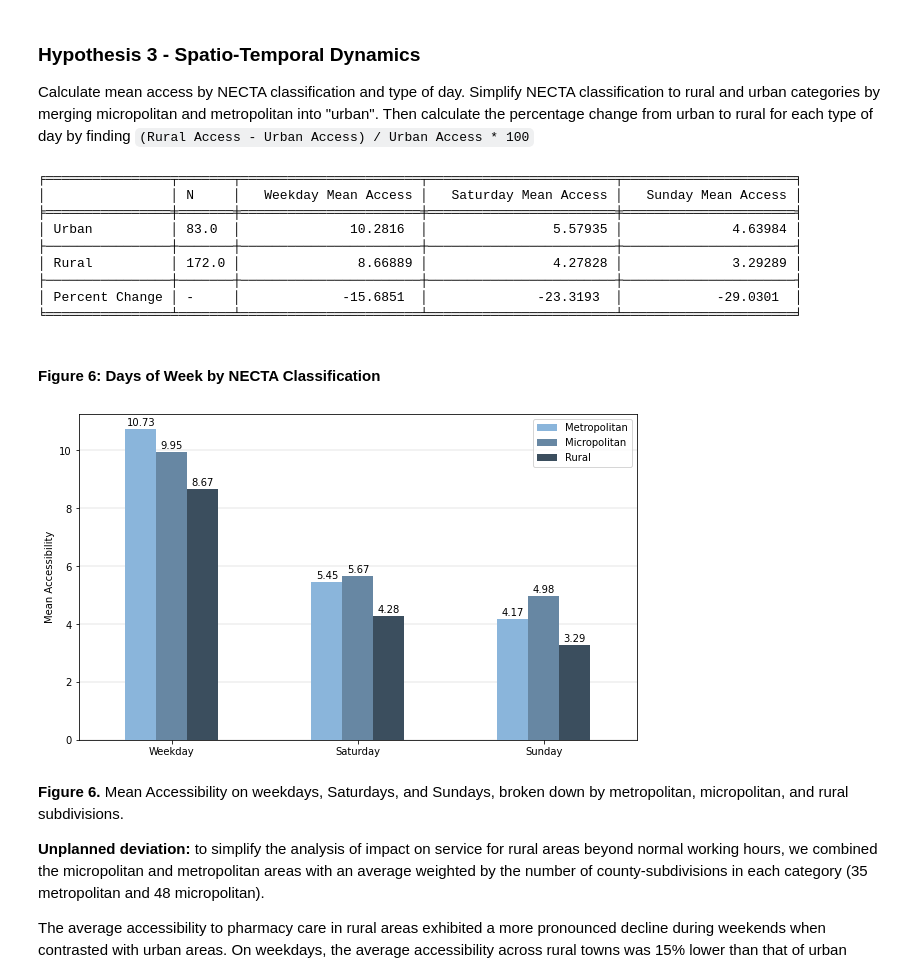
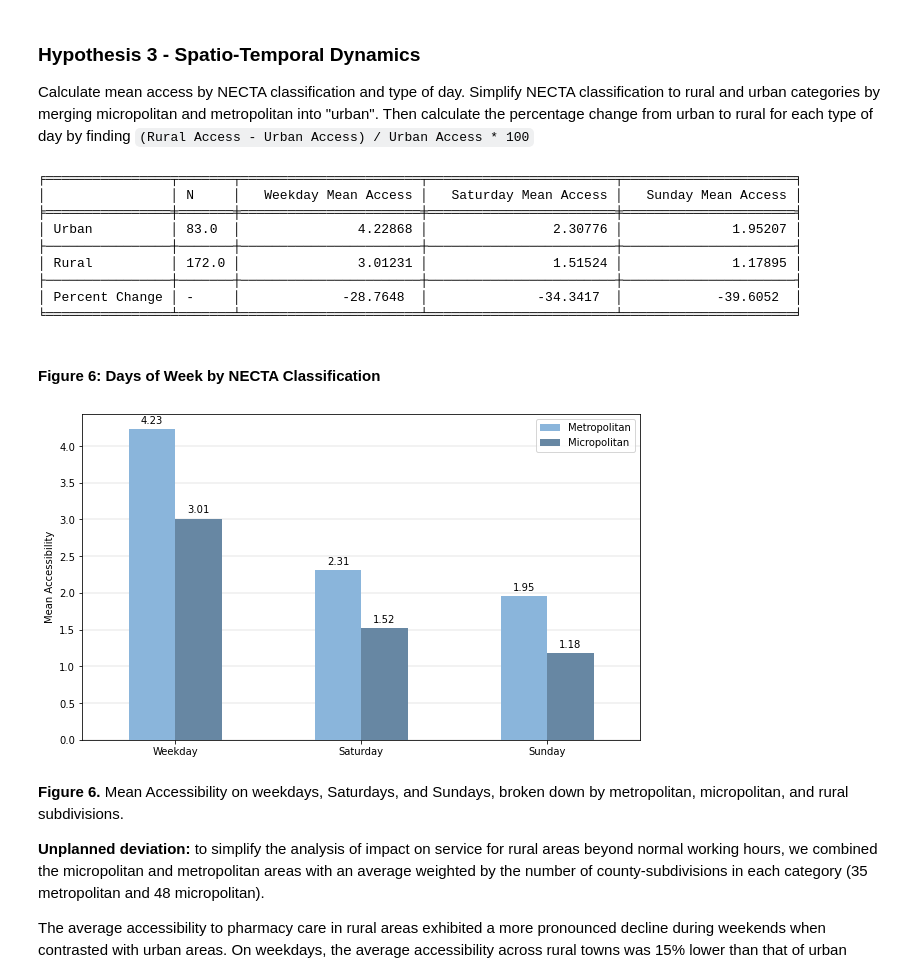
Before and after one commit to HEGSRR/OR-VT-Pharmacy, a Jupyter notebook: procedure/code/01_Pharmacy_Accessibility.ipynb, the cells around one changed output. Drawn from its saved outputs; the diff is of its cells as text; code cells hidden in the pictures.

```diff
--- a/procedure/code/01_Pharmacy_Accessibility.ipynb
+++ b/procedure/code/01_Pharmacy_Accessibility.ipynb
@@ -747,12 +712,12 @@ The service-to-population ratios for each fragment must be multiplied by the cor
 # %%
 # Calculate weighted service to population ratio for each slice of time (weight correspond to distance from the pharmacy still)
-frag_join['sp_weighted_w'] =  frag_join['sp_ratio_week'] * frag_join['weight']
-frag_join['sp_weighted_s'] =  frag_join['sp_ratio_sat'] * frag_join['weight']
-frag_join['sp_weighted_su'] =  frag_join['sp_ratio_sun'] * frag_join['weight']
+frag_join['sp_weighted_w'] =  frag_join['sp_ratio_week'] * frag_join['value']
+frag_join['sp_weighted_s'] =  frag_join['sp_ratio_sat'] * frag_join['value']
+frag_join['sp_weighted_su'] =  frag_join['sp_ratio_sun'] * frag_join['value']
 
 def calculate_weighted_sp_ratios(frag_join, day_type):
     for hour in range(7, 24):
-        frag_join[f'sp_weighted_{hour}{day_type}'] = frag_join[f'sp_ratio_{hour}{day_type}'] * frag_join['weight']
+        frag_join[f'sp_weighted_{hour}{day_type}'] = frag_join[f'sp_ratio_{hour}{day_type}'] * frag_join['value']
 
 # Weekday
 calculate_weighted_sp_ratios(frag_join, 'week')
@@ -1216,40 +1192,40 @@ print(tabulate(means_by_metro, tablefmt = 'fancy_grid', headers=["","N","Weekday
 ╒════════════════╤═══════╤═══════════════════════╤════════════════════════╤══════════════════════╕
 │                │ N     │   Weekday Mean Access │   Saturday Mean Access │   Sunday Mean Access │
 ╞════════════════╪═══════╪═══════════════════════╪════════════════════════╪══════════════════════╡
-│ Urban          │ 83.0  │              10.2816  │                5.57935 │              4.63984 │
+│ Urban          │ 83.0  │               4.22868 │                2.30776 │              1.95207 │
 ├────────────────┼───────┼───────────────────────┼────────────────────────┼──────────────────────┤
-│ Rural          │ 172.0 │               8.66889 │                4.27828 │              3.29289 │
+│ Rural          │ 172.0 │               3.01231 │                1.51524 │              1.17895 │
 ├────────────────┼───────┼───────────────────────┼────────────────────────┼──────────────────────┤
-│ Percent Change │ -     │             -15.6851  │              -23.3193  │            -29.0301  │
+│ Percent Change │ -     │             -28.7648  │              -34.3417  │            -39.6052  │
 ╘════════════════╧═══════╧═══════════════════════╧════════════════════════╧══════════════════════╛
 # %% [markdown]
 #### Figure 6: Days of Week by NECTA Classification
 # %%
 # Accessibility by Day and NECTA Figure
-means_by_metro_transposed = means_by_metro.T
+means_by_metro_transposed = means_by_metro.iloc[0:2, 1:4].T
 
 fig6, ax = plt.subplots(figsize=(10, 6), facecolor='white')
 
 means_by_metro_transposed.plot(kind='bar', ax=ax, color=['#8AB5DB','#6787A3','#3B4E5E'], zorder=2)
 
 # Set labels and titles
 ax.set_ylabel('Mean Accessibility')
 ax.set_xticks([0, 1, 2])  # 0 is Weekday, 1 is Saturday, and 2 is Sunday
 ax.set_xticklabels(['Weekday', 'Saturday', 'Sunday'])
 
 # Text values on bars
 for patch in ax.patches:
     ax.text(patch.get_x() + patch.get_width() / 2, patch.get_height() + 0.05, str(round(patch.get_height(), 2)), ha='center', va='bottom')
 
 ax.grid(axis='y', linestyle='-', linewidth=0.1, color='black', zorder=0)
 ax.legend(title='', labels=['Metropolitan', 'Micropolitan', 'Rural'])
 plt.xticks(rotation=0)
 plt.show()
 
 # Save Figure
 fig6.savefig("./results/figures/figure6.jpg", dpi=300)
 # %% [output]
-[figure, old version]
+[figure, new version]
 # %% [markdown]
 **Figure 6.** Mean Accessibility on weekdays, Saturdays, and Sundays, broken down by metropolitan, micropolitan, and rural subdivisions.
 
```
Also changed, not shown: parts of 30 cells of this notebook, 11 other files.
